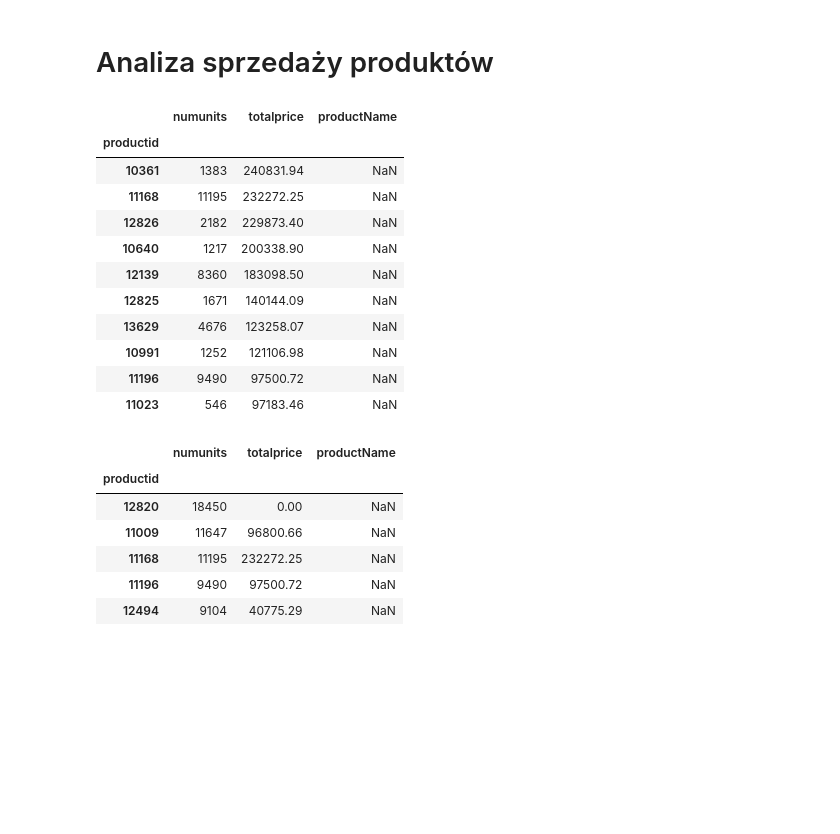
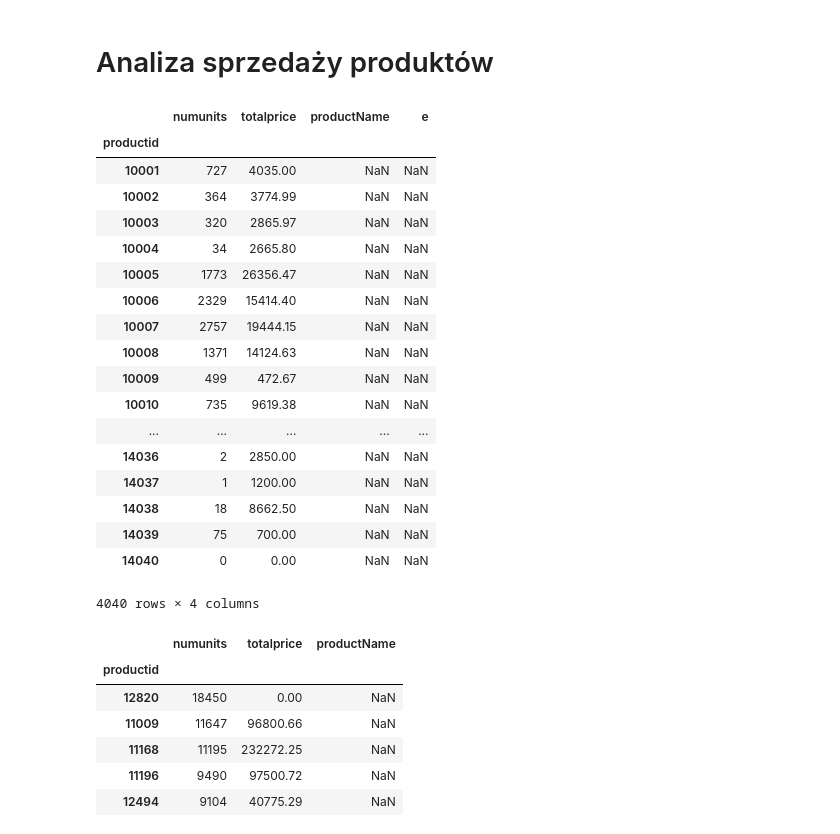
Before and after one commit to Julitt/ZarzadzanieInformacjaJupyter, a Jupyter notebook: projekt.ipynb, the cells around one changed output. Saved outputs shown, nothing was run; the diff lists cells and outputs as text; code cells hidden in the pictures; blank space fills up the shorter version.

```diff
--- a/projekt.ipynb
+++ b/projekt.ipynb
@@ -242,22 +242,32 @@ orders_prices_sum.sort_values(by='prices', ascending=False)
 # %%
 orderlines_by_product = orderlines
 orderlines_by_product = orderlines_by_product.drop(columns=['orderlineid','orderid','shipdate','billdate','unitprice'])
 orderlines_by_product = orderlines_by_product.groupby('productid').sum()
-orderlines_by_product['productName'] = pd.Series(products[products.PRODUCTID == orderlines_by_product.index].PRODUCTID)
+orderlines_by_product['productName'] = pd.Series(products[products.PRODUCTID == orderlines_by_product.index].PRODUCTGROUPNAME)
 orderlines_by_product.sort_values(by=['totalprice'], ascending=False).head(10)
+pd.Series(products.PRODUCTGROUPNAME, index=products.PRODUCTID)
+orderlines_by_product = orderlines_by_product.assign(e=pd.Series(products.PRODUCTGROUPNAME, index=products.PRODUCTID))
+orderlines_by_product
 # %% [output]
-|  | numunits | totalprice | productName |
-| productid |  |  |  |
-| 10361 | 1383 | 240831.94 | NaN |
-| 11168 | 11195 | 232272.25 | NaN |
-| 12826 | 2182 | 229873.40 | NaN |
-| 10640 | 1217 | 200338.90 | NaN |
-| 12139 | 8360 | 183098.50 | NaN |
-| 12825 | 1671 | 140144.09 | NaN |
-| 13629 | 4676 | 123258.07 | NaN |
-| 10991 | 1252 | 121106.98 | NaN |
-| 11196 | 9490 | 97500.72 | NaN |
-| 11023 | 546 | 97183.46 | NaN |
+|  | numunits | totalprice | productName | e |
+| productid |  |  |  |  |
+| 10001 | 727 | 4035.00 | NaN | NaN |
+| 10002 | 364 | 3774.99 | NaN | NaN |
+| 10003 | 320 | 2865.97 | NaN | NaN |
+| 10004 | 34 | 2665.80 | NaN | NaN |
+| 10005 | 1773 | 26356.47 | NaN | NaN |
+| 10006 | 2329 | 15414.40 | NaN | NaN |
+| 10007 | 2757 | 19444.15 | NaN | NaN |
+| 10008 | 1371 | 14124.63 | NaN | NaN |
+| 10009 | 499 | 472.67 | NaN | NaN |
+| 10010 | 735 | 9619.38 | NaN | NaN |
+| ... | ... | ... | ... | ... |
+| 14036 | 2 | 2850.00 | NaN | NaN |
+| 14037 | 1 | 1200.00 | NaN | NaN |
+| 14038 | 18 | 8662.50 | NaN | NaN |
+| 14039 | 75 | 700.00 | NaN | NaN |
+| 14040 | 0 | 0.00 | NaN | NaN |
+4040 rows × 4 columns
 # %%
 orderlines_by_product.sort_values(by=['numunits'], ascending=False).head(10)
 # %% [output]
```
Also changed, not shown: parts of 1 cell of this notebook.
